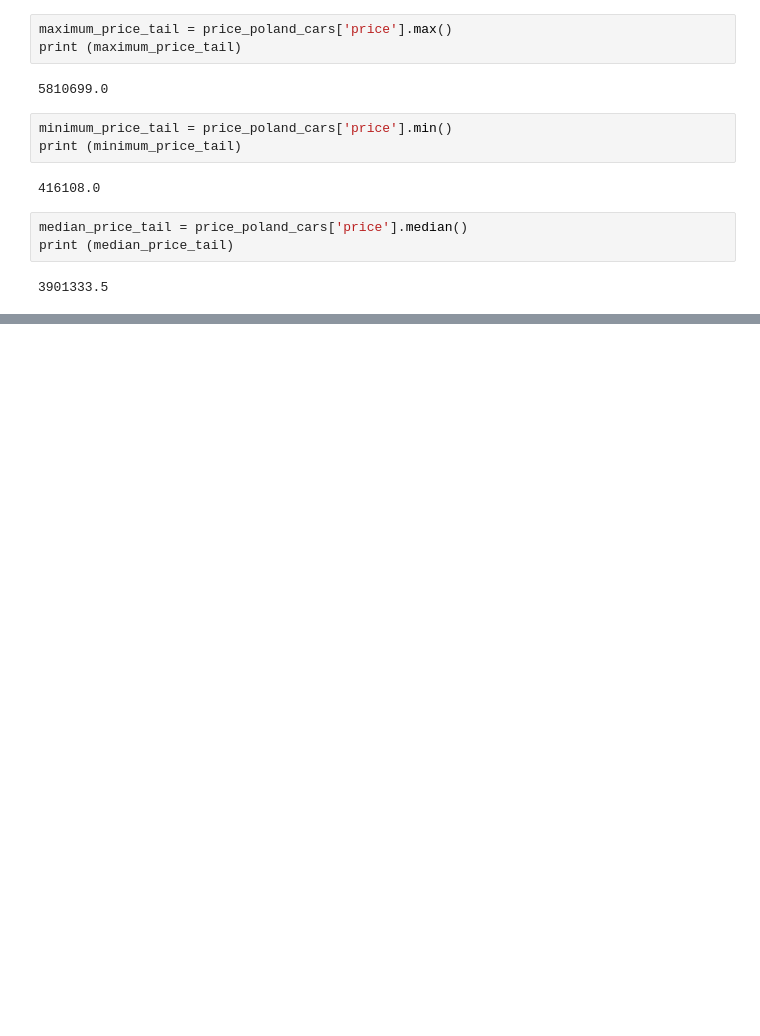
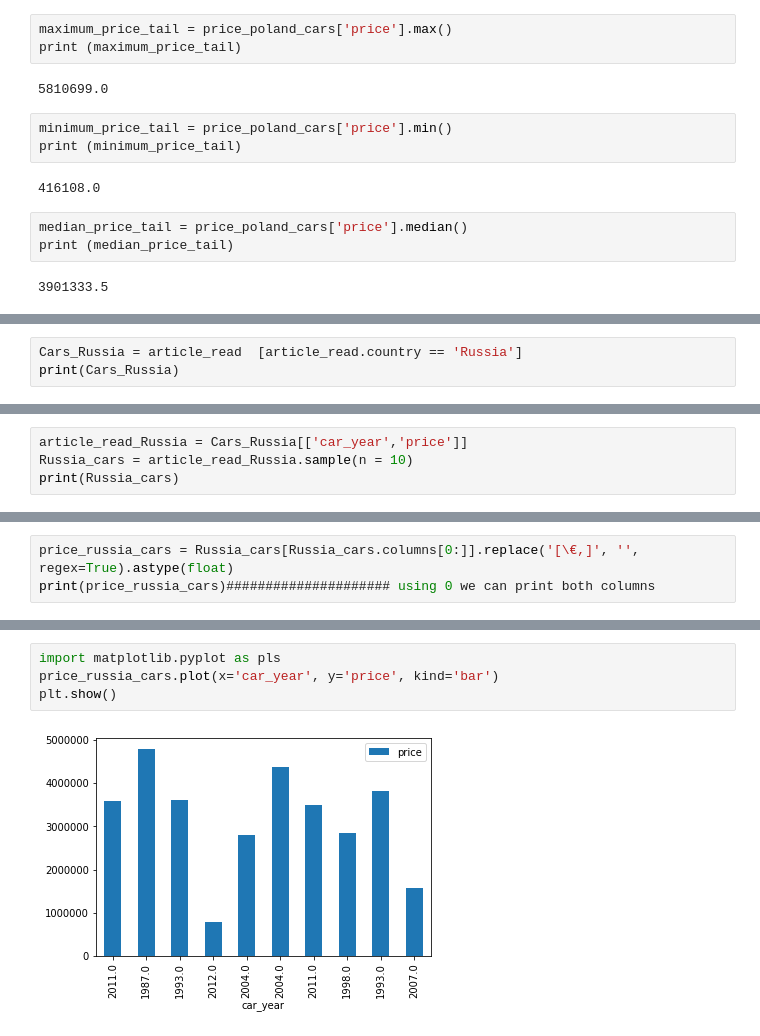
Before and after one commit to SandaliW/SMPL202-FALL-2019, a Jupyter notebook: 191AEM006_week2_&_week3_553_2.ipynb, the cells around one changed output, grey strips where cells are left out. Drawn from its saved outputs; the diff is of its cells as text; blank space fills up the shorter version.

```diff
--- a/191AEM006_week2_&_week3_553_2.ipynb
+++ b/191AEM006_week2_&_week3_553_2.ipynb
@@ -282,0 +309,3 @@ print (median_price_tail)
+# %%
+Cars_Russia = article_read  [article_read.country == 'Russia']
+print(Cars_Russia)
@@ -282,0 +330,4 @@ print (median_price_tail)
+# %%
+article_read_Russia = Cars_Russia[['car_year','price']]
+Russia_cars = article_read_Russia.sample(n = 10)
+print(Russia_cars)
@@ -282,0 +346,3 @@ print (median_price_tail)
+# %%
+price_russia_cars = Russia_cars[Russia_cars.columns[0:]].replace('[\€,]', '', regex=True).astype(float)
+print(price_russia_cars)##################### using 0 we can print both columns
@@ -282,0 +361,6 @@ print (median_price_tail)
+# %%
+import matplotlib.pyplot as pls
+price_russia_cars.plot(x='car_year', y='price', kind='bar')
+plt.show()
+# %% [output]
+[figure, added]
```
Also changed, not shown: parts of 6 cells of this notebook.
